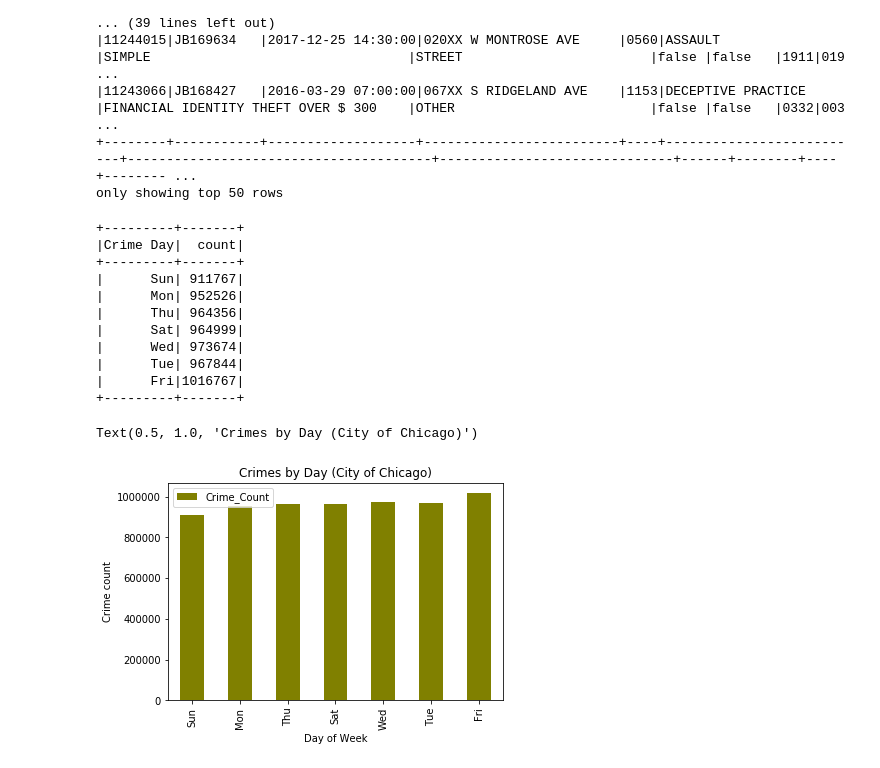
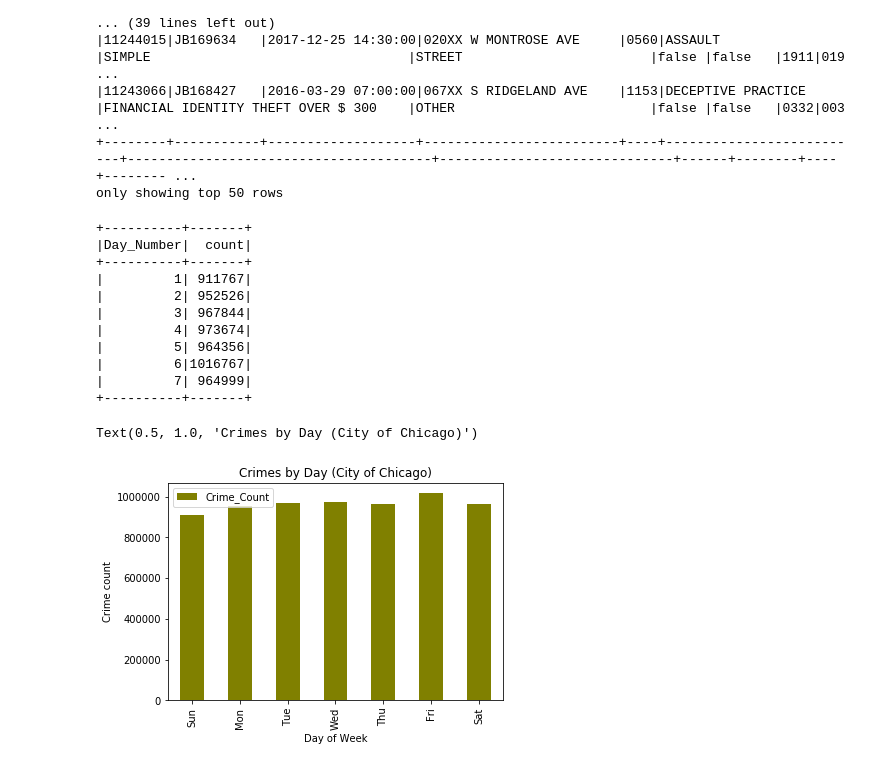
Before and after one commit to productiveAnalytics/Spark, a Jupyter notebook: pyspark_sandbox.ipynb, the cells around one changed output. Cells and saved outputs as stored; diff of their text form; code cells hidden in the pictures.

Commit message:
Fixed the graph by showing by day in the order of day number

```diff
--- a/pyspark_sandbox.ipynb
+++ b/pyspark_sandbox.ipynb
@@ -328,39 +327,62 @@ rc.cache() # cache the DataFrame
 rc.count()
 
 from pyspark.sql.functions import dayofweek, to_date, date_format
-crimes_by_day = rc.select(date_format(to_date('Date', 'yyyy-MM-dd HH:mm:ss'), 'E').alias('Crime Day')).groupBy('Crime Day').count()
+crimes_by_day = rc.select(dayofweek(to_date('Date', 'yyyy-MM-dd HH:mm:ss')).alias('Day_Number')) \
+.groupBy('Day_Number') \
+.count() \
+.orderBy('Day_Number')
+
 crimes_by_day.cache()
 crimes_by_day.show()
 # %% [output]
-+---------+-------+
-|Crime Day|  count|
-+---------+-------+
-|      Sun| 911767|
-|      Mon| 952526|
-|      Thu| 964356|
-|      Sat| 964999|
-|      Wed| 973674|
-|      Tue| 967844|
-|      Fri|1016767|
-+---------+-------+
++----------+-------+
+|Day_Number|  count|
++----------+-------+
+|         1| 911767|
+|         2| 952526|
+|         3| 967844|
+|         4| 973674|
+|         5| 964356|
+|         6|1016767|
+|         7| 964999|
++----------+-------+
 # %%
+from pyspark.sql.functions import date_format
+
 crimes_by_day_as_array = crimes_by_day.collect()
 
+# Convert day_num to day string representation
+def convert_day_num_to_day(day_num : int) -> str:
+  if day_num == 1 :
+    return 'Sun'
+  elif day_num == 2 :
+    return 'Mon'
+  elif day_num == 3 :
+    return 'Tue'
+  elif day_num == 4 :
+    return 'Wed'
+  elif day_num == 5 :
+    return 'Thu'
+  elif day_num == 6 :
+    return 'Fri'
+  elif day_num == 7 :
+    return 'Sat'
+
 # extract Day and Count using List Comprehension
-crime_days_arr = [x[0] for x in crimes_by_day_as_array]
-crime_count_arr = [x[1] for x in crimes_by_day_as_array]
+crime_days_arr =  [ convert_day_num_to_day(x[0]) for x in crimes_by_day_as_array ]
+crime_count_arr = [ x[1] for x in crimes_by_day_as_array ]
 
 import pandas as pd
 import matplotlib.pyplot as plt
 
 # Create Pandas DataFrame using Dictionary
 pandas_df = pd.DataFrame({'Crime_Day': crime_days_arr, 'Crime_Count': crime_count_arr})
 pandas_df.head(7)
 
 pandas_df.plot(x='Crime_Day', y='Crime_Count', kind='bar', color='olive')
 plt.xlabel('Day of Week')
 plt.ylabel('Crime count')
 plt.title('Crimes by Day (City of Chicago)')
 # %% [output]
 Text(0.5, 1.0, 'Crimes by Day (City of Chicago)')
-[figure, old version]
+[figure, new version]
```
Also changed, not shown: parts of 4 cells of this notebook.
